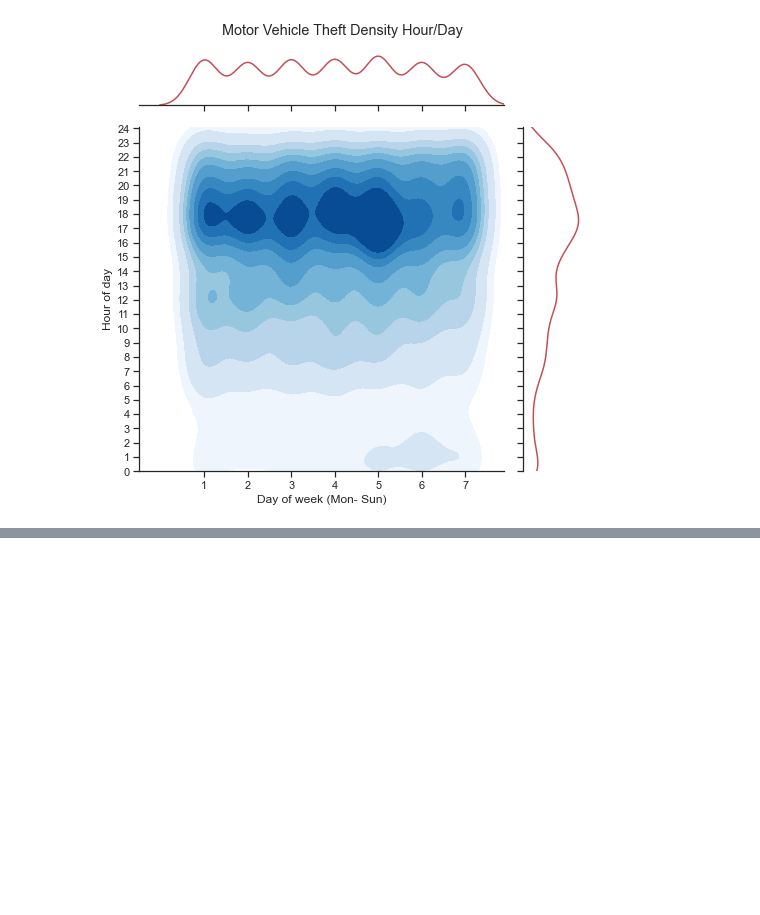
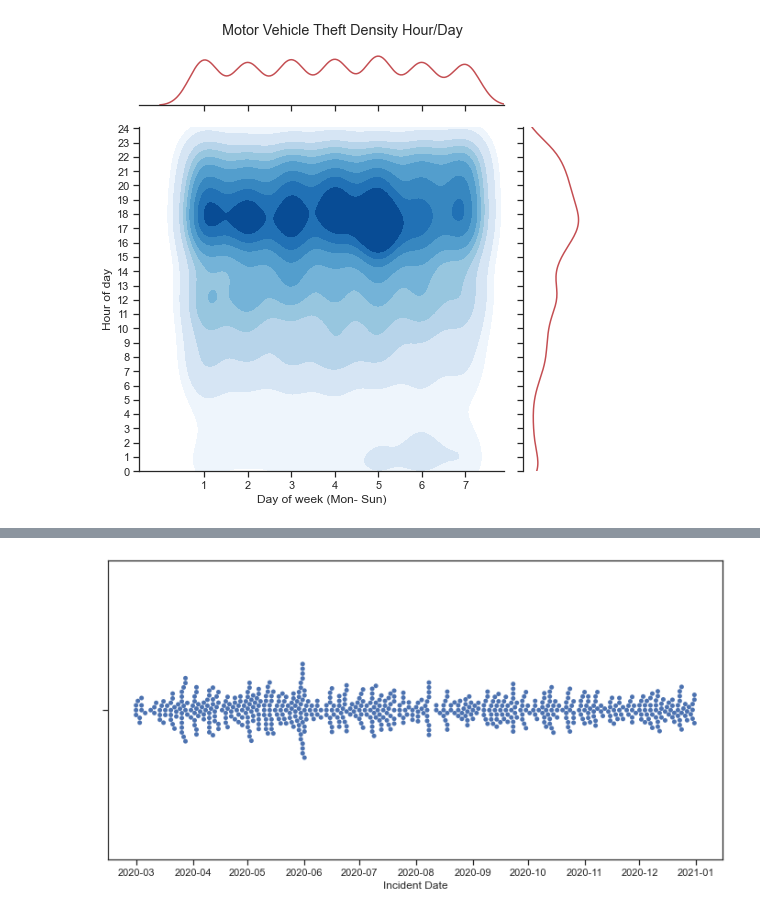
Before and after one commit to baharbiazar/San_Francisco_crime_EDA, a Jupyter notebook: src/sf_crime_analysis.ipynb, the cells around one changed output, grey strips where cells are left out. Cells and saved outputs as stored; diff of their text form; code cells hidden in the pictures; blank space fills up the shorter version.

```diff
--- a/src/sf_crime_analysis.ipynb
+++ b/src/sf_crime_analysis.ipynb
@@ -251,3 +251,5 @@ plt.tight_layout()
 plt.savefig("../images/vtheft.png");
 # %% [output]
 [figure]
+# %%
+mission_burg= burg_20[burg_20['Analysis Neighborhood'] == 'Mission']
@@ -253,0 +262,5 @@ plt.savefig("../images/vtheft.png");
+# %%
+fig, ax  = plt.subplots(figsize = (12, 6))
+ax = sns.swarmplot(x=mission_burg["Incident Date"])
+# %% [output]
+[figure, added]
```
Also changed, not shown: parts of 3 cells of this notebook, 6 other files.
